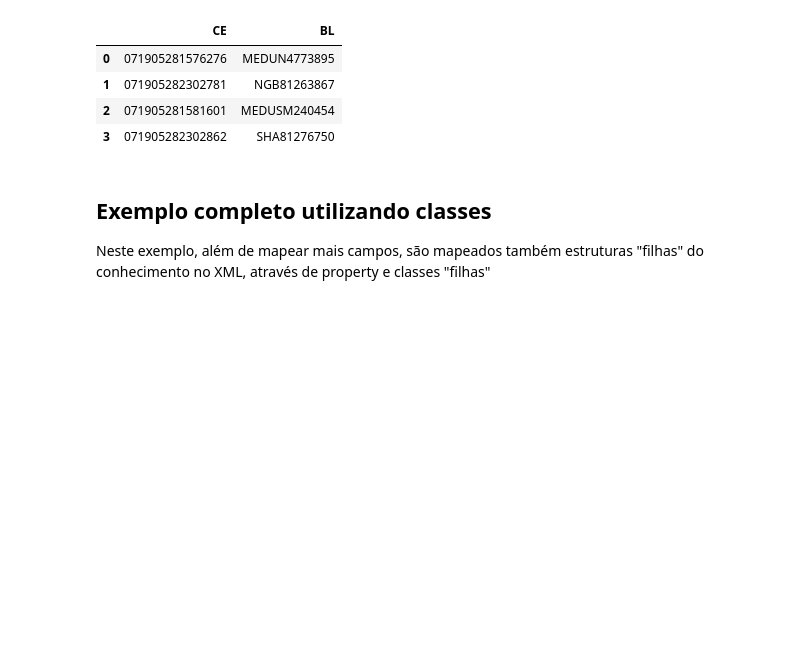
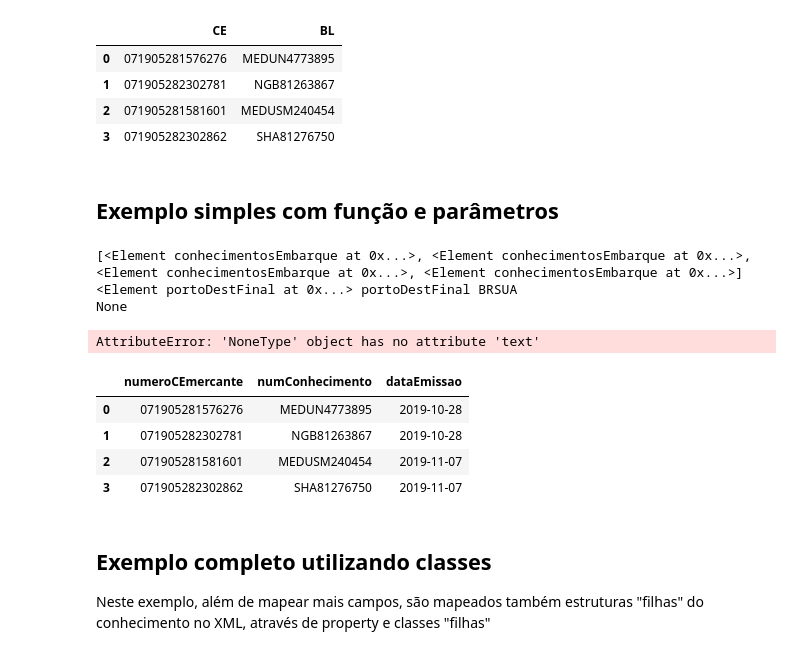
Before and after one commit to IvanBrasilico/virasana, a Jupyter notebook: virasana/notebooks/Exemplos XML.ipynb, the cells around one changed output. Drawn from its saved outputs; the diff is of its cells as text; code cells hidden in the pictures; blank space fills up the shorter version.

Commit message:
Exemplo XML para curso de Python do Cristiano - exemplo intermediario Mercante

```diff
--- a/virasana/notebooks/Exemplos XML.ipynb
+++ b/virasana/notebooks/Exemplos XML.ipynb
@@ -106,6 +106,52 @@ df.head()
 | 1 | 071905282302781 | NGB81263867 |
 | 2 | 071905281581601 | MEDUSM240454 |
 | 3 | 071905282302862 | SHA81276750 |
+# %% [markdown]
+## Exemplo simples com função e parâmetros
+# %%
+def simple_XMLparser(xroot, texto_classe:str, campos: list)-> pd.DataFrame:
+    objetos = []
+    nodes_classe = xroot.findall(texto_classe)
+    for node_classe in nodes_classe:
+        linha = {}
+        for campo in campos:
+            try:
+                node_campo = node_classe.find(campo)
+                if node_campo is not None:
+                    linha[campo] = node_campo.text
+            except Exception as err:
+                print(err)
+        objetos.append(linha)
+    return pd.DataFrame(objetos)
+# %%
+# Apenas para visualização do retorno de find e findall:
+nodes_classe = xroot.findall('conhecimentosEmbarque')
+print(nodes_classe)
+um_node_campo = nodes_classe[0].find('portoDestFinal')
+print(um_node_campo, um_node_campo.tag, um_node_campo.text)
+none_node_campo = nodes_classe[0].find('nonecsiste')
+print(none_node_campo)
+print(none_node_campo.text)  #  Erro!!!
+# %% [output]
+[<Element conhecimentosEmbarque at 0x...>, <Element conhecimentosEmbarque at 0x...>, <Element conhecimentosEmbarque at 0x...>, <Element conhecimentosEmbarque at 0x...>]
+<Element portoDestFinal at 0x...> portoDestFinal BRSUA
+None
+AttributeError: 'NoneType' object has no attribute 'text'
+# %%
+df = simple_XMLparser(xroot, 'conhecimentosEmbarque',
+                       [
+                        'numeroCEmercante',
+                        'numConhecimento',
+                        'dataEmissao'
+                       ])
+# %%
+df.head()
+# %% [output]
+|  | numeroCEmercante | numConhecimento | dataEmissao |
+| 0 | 071905281576276 | MEDUN4773895 | 2019-10-28 |
+| 1 | 071905282302781 | NGB81263867 | 2019-10-28 |
+| 2 | 071905281581601 | MEDUSM240454 | 2019-11-07 |
+| 3 | 071905282302862 | SHA81276750 | 2019-11-07 |
 # %% [markdown]
 ## Exemplo completo utilizando classes
 
```
